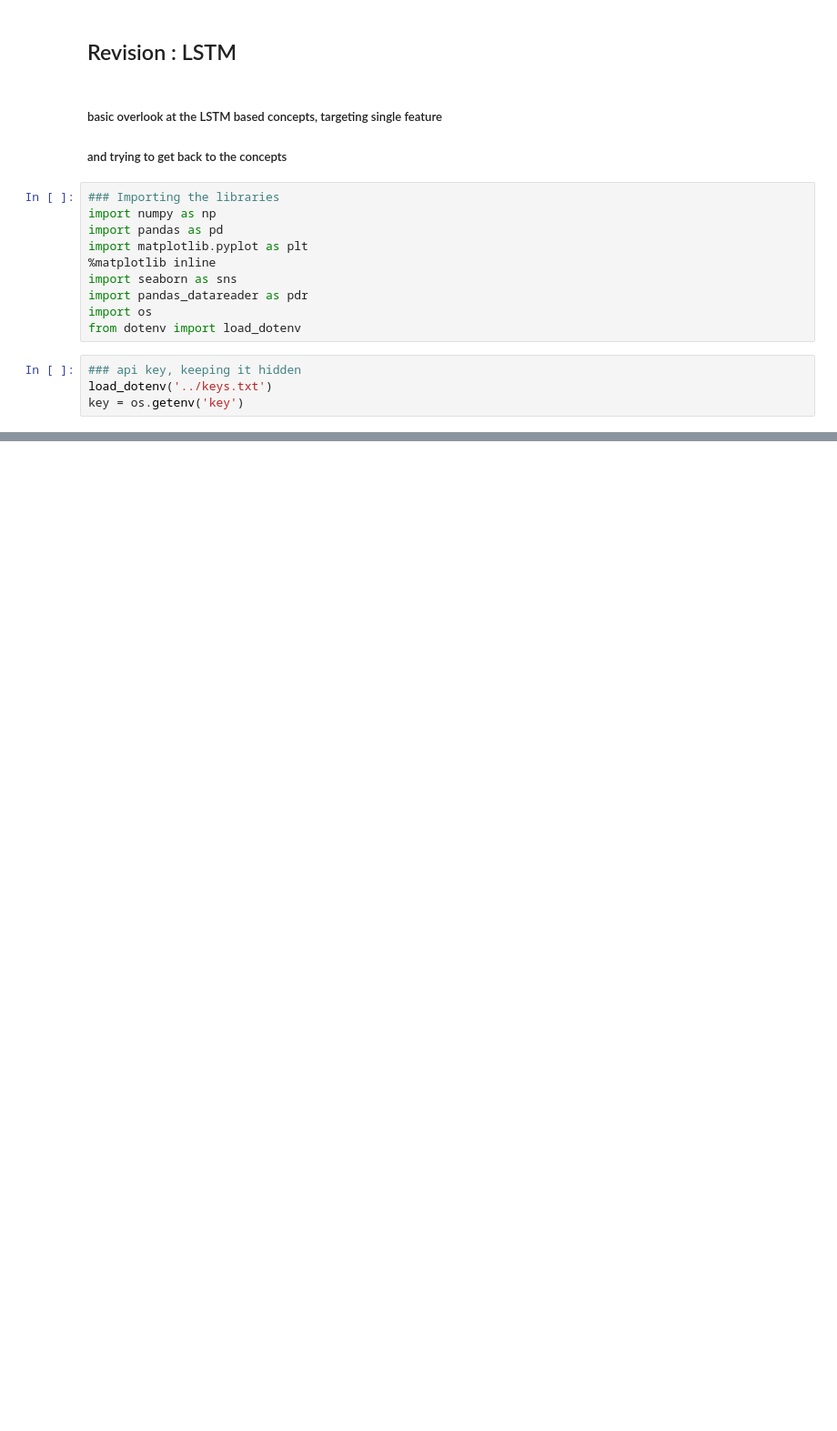
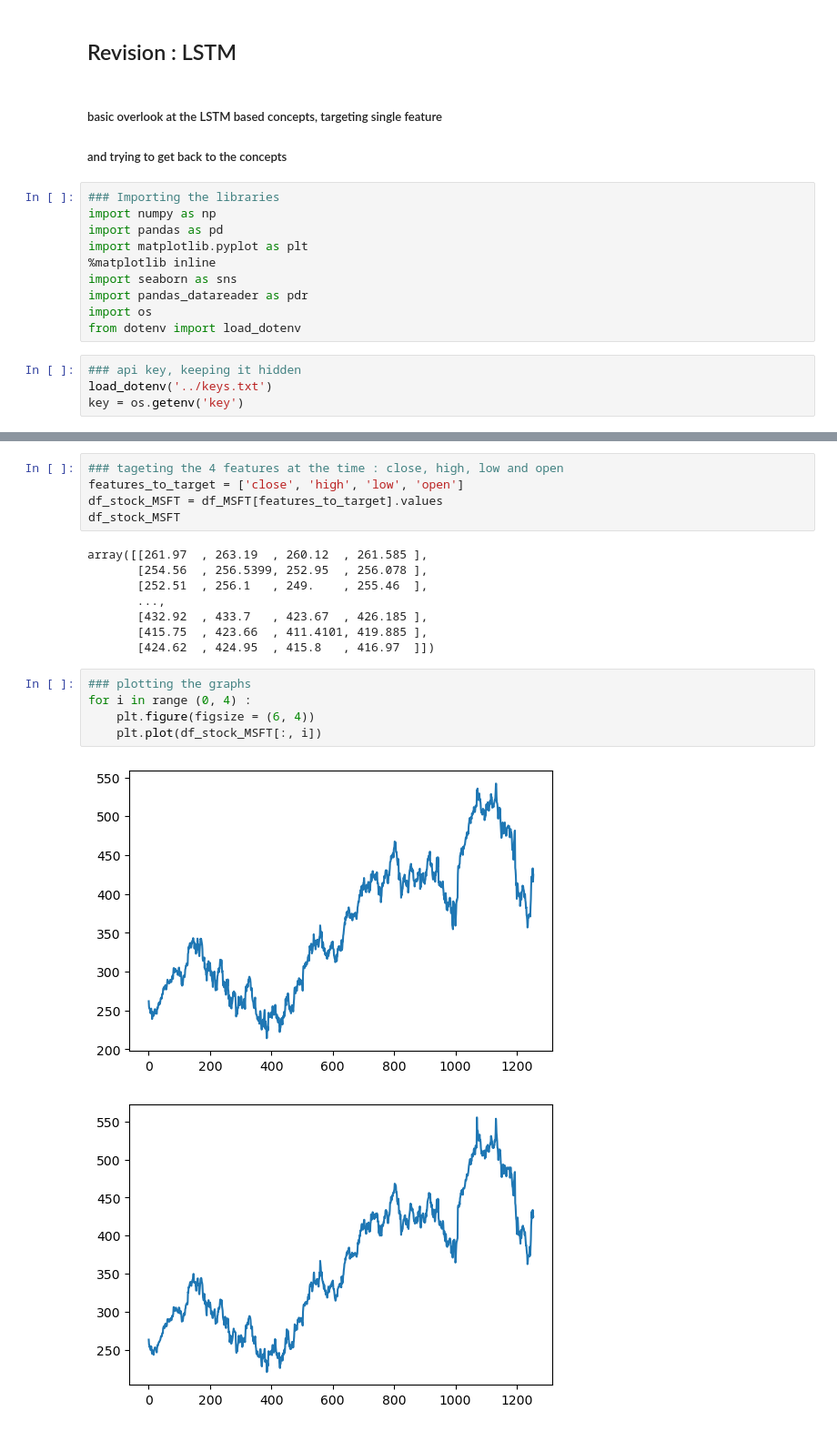
Before and after one commit to utsav87589/LSTM---Stock-price-prediction, a Jupyter notebook: test_files/v1/revision/25-04.ipynb, the cells around one changed output, grey strips where cells are left out. Shown at 91% size. Drawn from its saved outputs; the diff is of its cells as text; blank space fills up the shorter version.

```diff
--- a/test_files/v1/revision/25-04.ipynb
+++ b/test_files/v1/revision/25-04.ipynb
@@ -31,0 +32,21 @@ df_stock_MSFT.head()
+# %%
+### tageting the 4 features at the time : close, high, low and open
+features_to_target = ['close', 'high', 'low', 'open']
+df_stock_MSFT = df_MSFT[features_to_target].values
+df_stock_MSFT
+# %% [output]
+array([[261.97  , 263.19  , 260.12  , 261.585 ],
+       [254.56  , 256.5399, 252.95  , 256.078 ],
+       [252.51  , 256.1   , 249.    , 255.46  ],
+       ...,
+       [432.92  , 433.7   , 423.67  , 426.185 ],
+       [415.75  , 423.66  , 411.4101, 419.885 ],
+       [424.62  , 424.95  , 415.8   , 416.97  ]])
+# %%
+### plotting the graphs
+for i in range (0, 4) :
+    plt.figure(figsize = (6, 4))
+    plt.plot(df_stock_MSFT[:, i])
+# %% [output]
+[figure, added]
+[figure, added]
```
Also changed, not shown: parts of 12 cells of this notebook.
